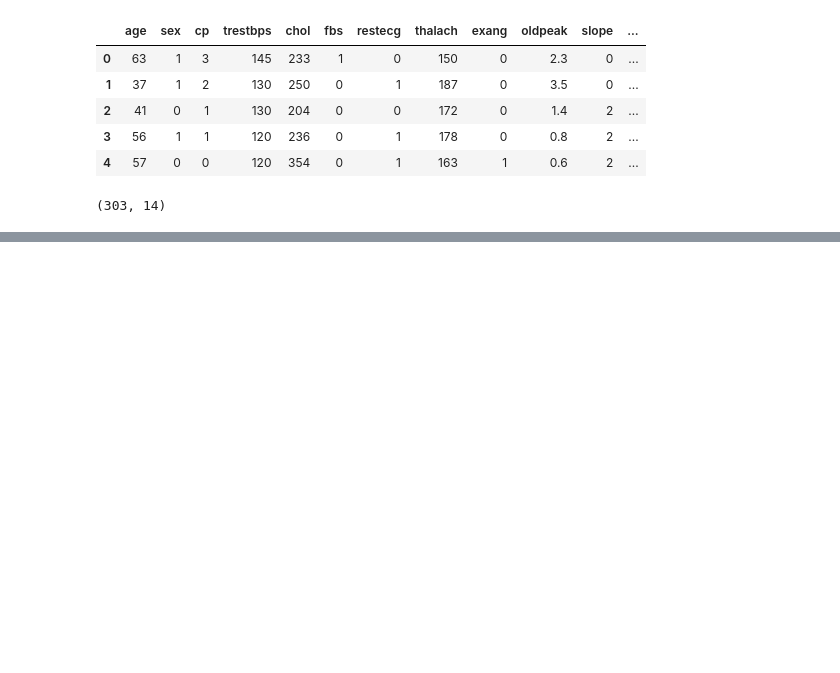
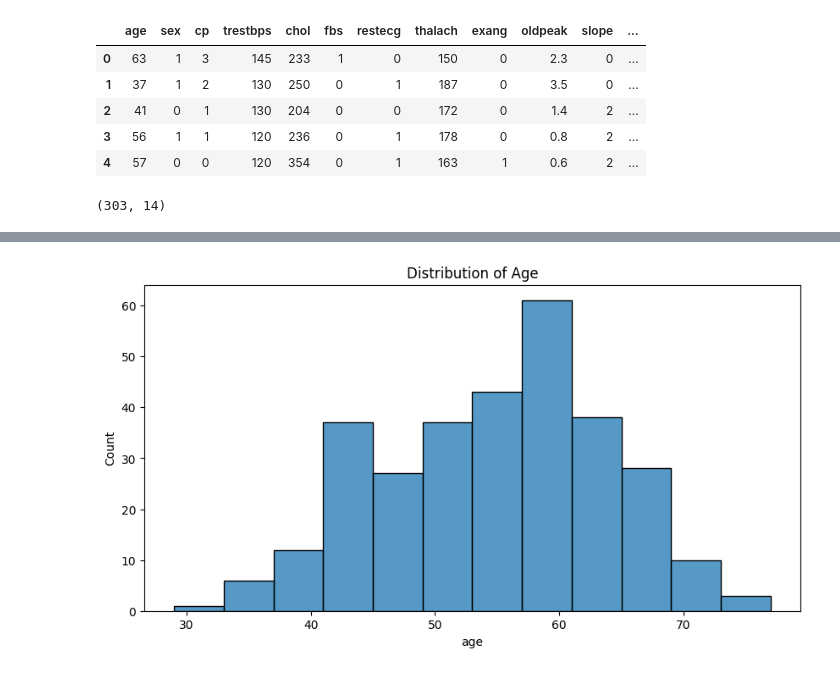
Before and after one commit to Teegee2000/cardiovascular-disease-predictions-leveraging-supervised-and-ensemble-machine-learning-models, a Jupyter notebook: cardiovascular_disease_(secondary_data).ipynb, the cells around one changed output, grey strips where cells are left out. Drawn from its saved outputs; the diff is of its cells as text; code cells hidden in the pictures; blank space fills up the shorter version.

```diff
--- a/cardiovascular_disease_(secondary_data).ipynb
+++ b/cardiovascular_disease_(secondary_data).ipynb
@@ -30,0 +87,8 @@ df.shape
+# %%
+# distribution of age
+plt.figure(figsize=(10, 5))
+sns.histplot(df['age'])
+plt.title('Distribution of Age')
+plt.show()
+# %% [output]
+[figure, added]
```
Also changed, not shown: parts of 7 cells of this notebook.
